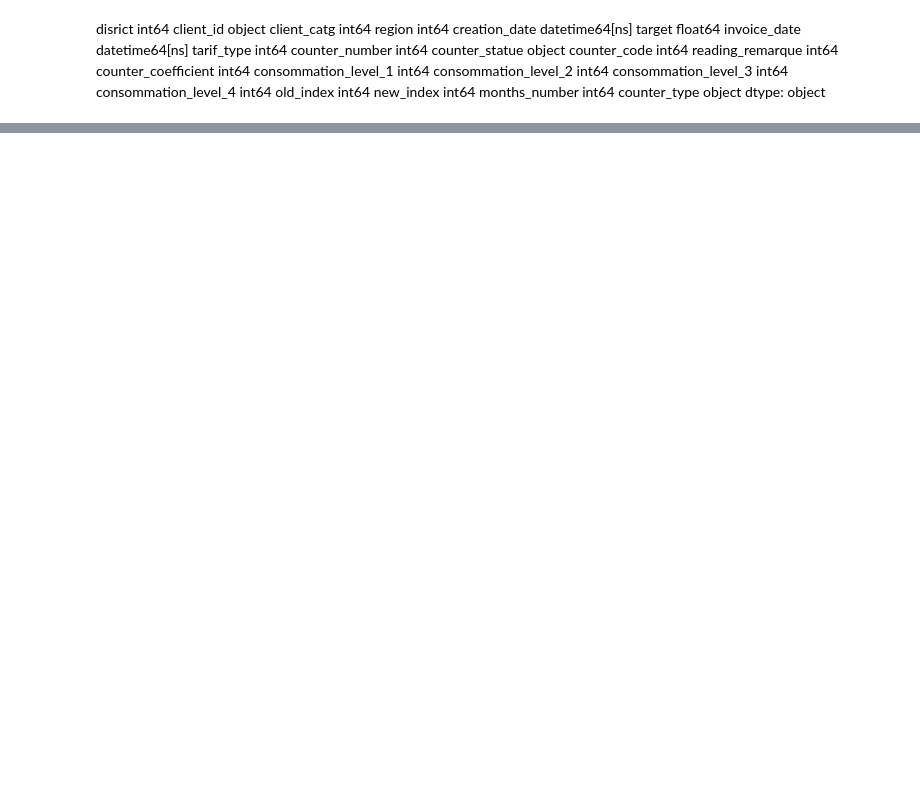
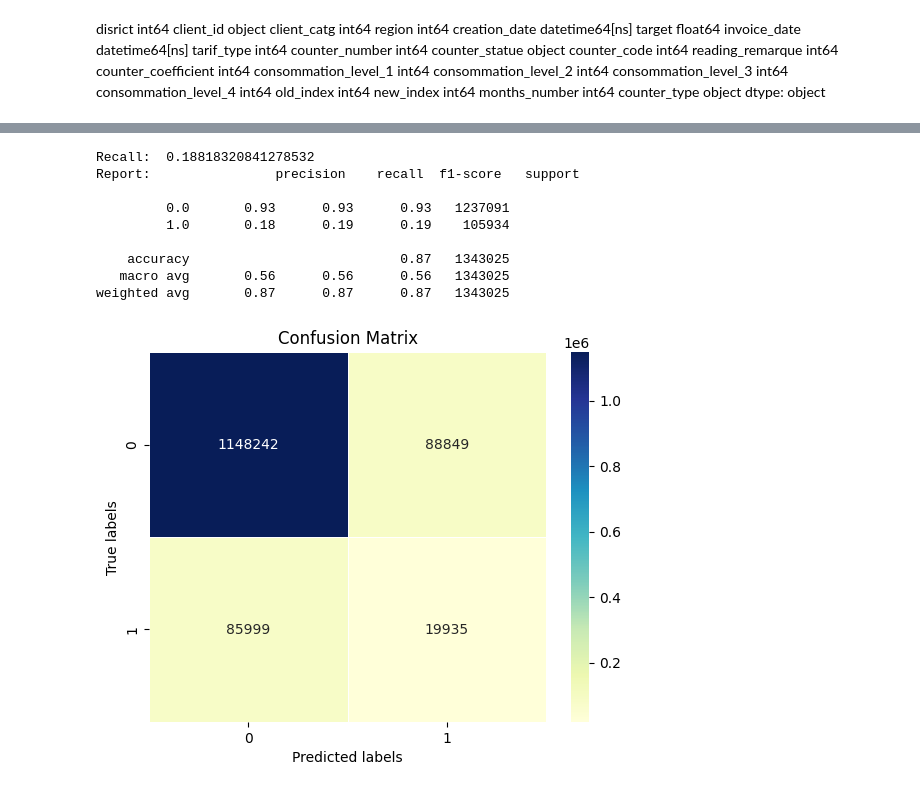
Before and after one commit to freddiCoded/ML-Project-FraudDetection, a Jupyter notebook: ML_preprocessing.ipynb, the cells around one changed output, grey strips where cells are left out. Drawn from its saved outputs; the diff is of its cells as text; code cells hidden in the pictures; blank space fills up the shorter version.

```diff
--- a/ML_preprocessing.ipynb
+++ b/ML_preprocessing.ipynb
@@ -258,3 +410,31 @@ from sklearn.tree import plot_tree
 from sklearn.tree import DecisionTreeClassifier
 from sklearn import metrics
 from sklearn.metrics import confusion_matrix, classification_report, accuracy_score, f1_score, recall_score
+# %%
+
+# Modelling Decisiontree regression
+dtree = DecisionTreeClassifier()
+dtree.fit(X_train, y_train)
+y_pred = dtree.predict(X_test)
+
+# Confusion matrix using confusion_matrix from sklearn
+cfm = metrics.confusion_matrix(y_test, y_pred)
+ax= plt.subplot()
+
+sns.heatmap(cfm, cmap='YlGnBu', annot=True, fmt='d', linewidths=.5, ax=ax);
+ax.set_xlabel('Predicted labels');ax.set_ylabel('True labels');
+ax.set_title('Confusion Matrix');
+ax.xaxis.set_ticklabels(['0', '1']); ax.yaxis.set_ticklabels(['0', '1']);
+print('Recall: ',metrics.recall_score(y_test, y_pred))
+print('Report: ',metrics.classification_report(y_test, y_pred))
+# %% [output]
+Recall:  0.18818320841278532
+Report:                precision    recall  f1-score   support
+
+         0.0       0.93      0.93      0.93   1237091
+         1.0       0.18      0.19      0.19    105934
+
+    accuracy                           0.87   1343025
+   macro avg       0.56      0.56      0.56   1343025
+weighted avg       0.87      0.87      0.87   1343025
+[figure, added]
```
Also changed, not shown: parts of 37 cells of this notebook, 2 other files.
